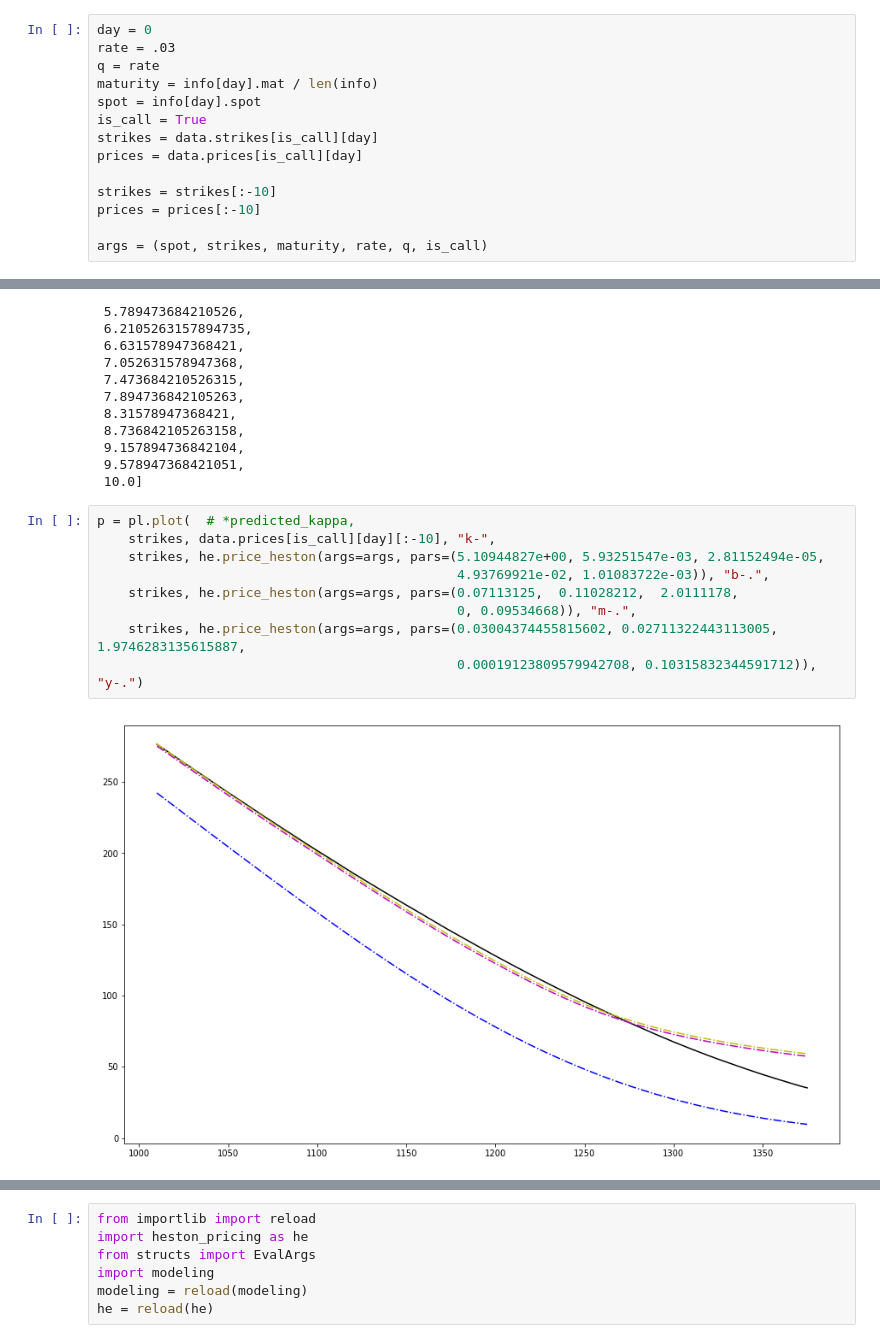
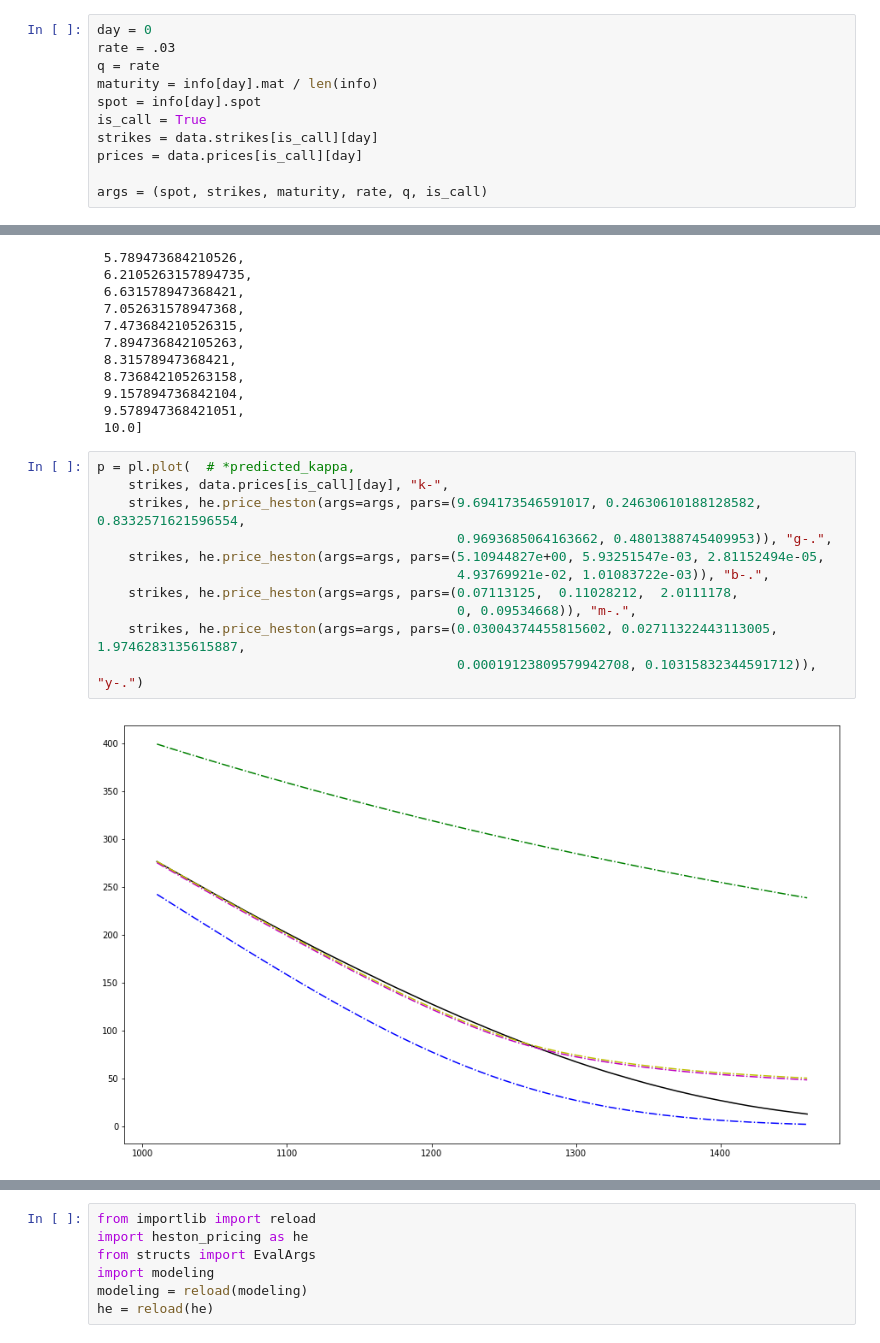
Before and after one commit to shvimas/diploma, a Jupyter notebook: notebooks/heston.ipynb, the cells around one changed output, grey strips where cells are left out. Drawn from its saved outputs; the diff is of its cells as text.

```diff
--- a/notebooks/heston.ipynb
+++ b/notebooks/heston.ipynb
@@ -39,9 +39,6 @@ is_call = True
 strikes = data.strikes[is_call][day]
 prices = data.prices[is_call][day]
 
-strikes = strikes[:-10]
-prices = prices[:-10]
-
 args = (spot, strikes, maturity, rate, q, is_call)
 # %%
 pars = (4.2216740989, 0.0199176675743, 1.51769128617e-05, 0.0474806534178, 0.000569295223402)
@@ -83,12 +80,14 @@ kappas[:]
  10.0]
 # %%
 p = pl.plot(  # *predicted_kappa,
-    strikes, data.prices[is_call][day][:-10], "k-",
+    strikes, data.prices[is_call][day], "k-",
+    strikes, he.price_heston(args=args, pars=(9.694173546591017, 0.24630610188128582, 0.8332571621596554,
+                                              0.9693685064163662, 0.4801388745409953)), "g-.",
     strikes, he.price_heston(args=args, pars=(5.10944827e+00, 5.93251547e-03, 2.81152494e-05,
                                               4.93769921e-02, 1.01083722e-03)), "b-.",
     strikes, he.price_heston(args=args, pars=(0.07113125,  0.11028212,  2.0111178,
                                               0, 0.09534668)), "m-.",
     strikes, he.price_heston(args=args, pars=(0.03004374455815602, 0.02711322443113005, 1.9746283135615887,
                                               0.00019123809579942708, 0.10315832344591712)), "y-.")
 # %% [output]
-[figure, old version]
+[figure, new version]
```
Also changed, not shown: parts of 6 cells of this notebook, 11 other files.
